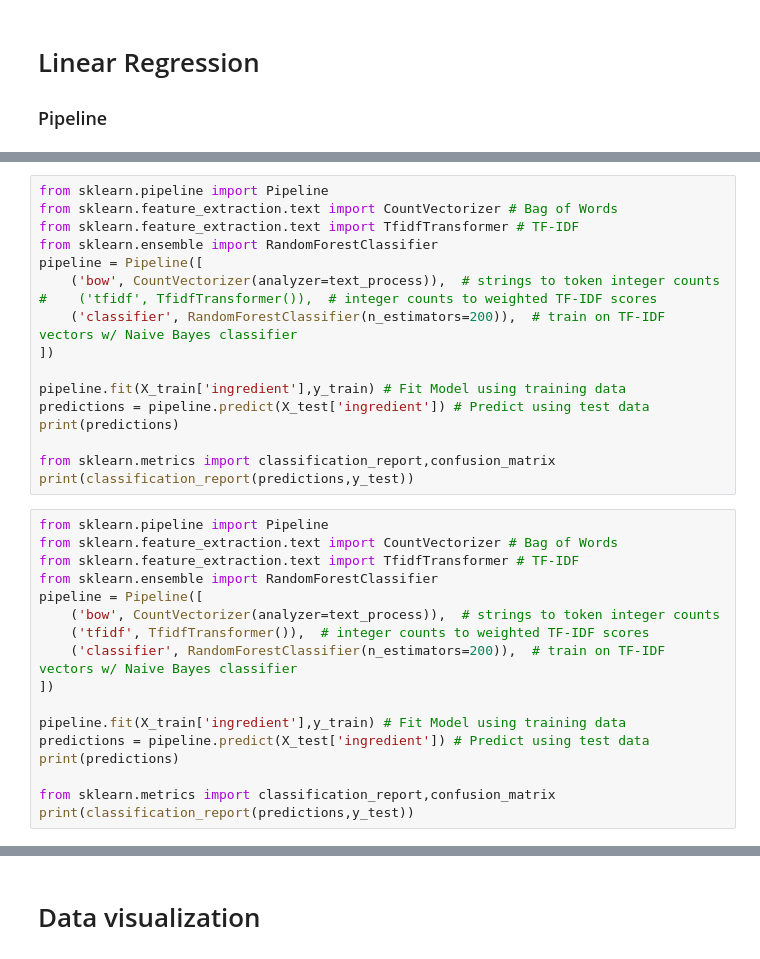
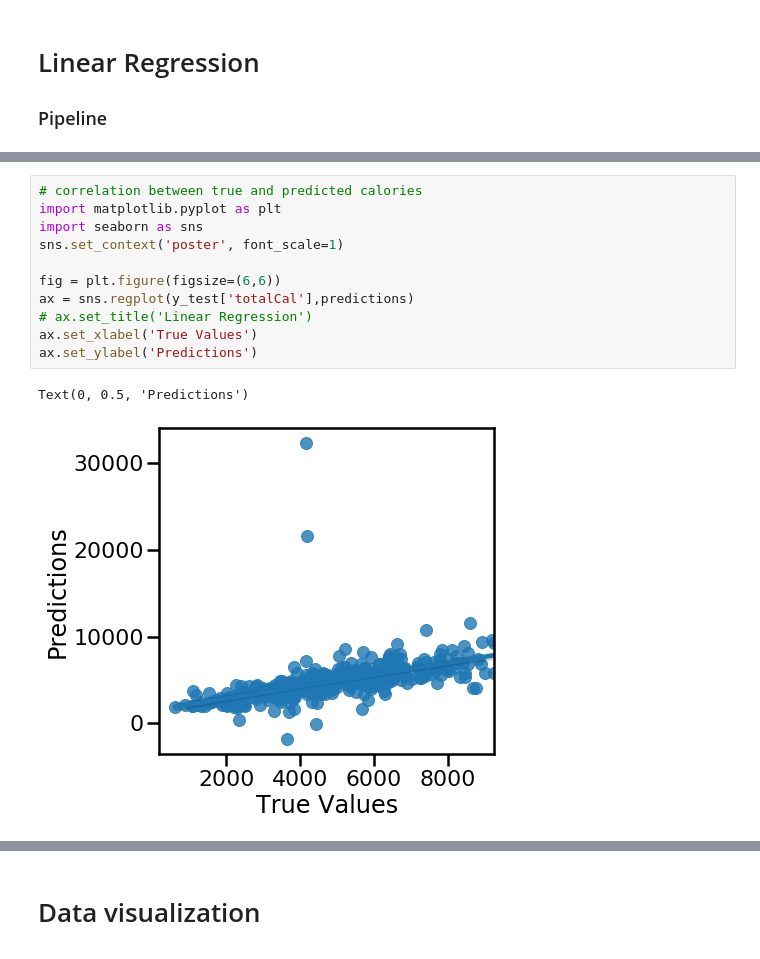
Before and after one commit to jinny-sun/cookie-cutter, a Jupyter notebook: CookieCutter.ipynb, the cells around one changed output, grey strips where cells are left out. Drawn from its saved outputs; the diff is of its cells as text.

Commit message:
Update model

```diff
--- a/CookieCutter.ipynb
+++ b/CookieCutter.ipynb
@@ -896,34 +562,0 @@ print(classification_report(predictions,y_test))
-# %%
-from sklearn.pipeline import Pipeline
-from sklearn.feature_extraction.text import CountVectorizer # Bag of Words
-from sklearn.feature_extraction.text import TfidfTransformer # TF-IDF
-from sklearn.ensemble import RandomForestClassifier
-pipeline = Pipeline([
-    ('bow', CountVectorizer(analyzer=text_process)),  # strings to token integer counts
-#    ('tfidf', TfidfTransformer()),  # integer counts to weighted TF-IDF scores
-    ('classifier', RandomForestClassifier(n_estimators=200)),  # train on TF-IDF vectors w/ Naive Bayes classifier
-])
-
-pipeline.fit(X_train['ingredient'],y_train) # Fit Model using training data
-predictions = pipeline.predict(X_test['ingredient']) # Predict using test data
-print(predictions)
-
-from sklearn.metrics import classification_report,confusion_matrix
-print(classification_report(predictions,y_test))
-# %%
-from sklearn.pipeline import Pipeline
-from sklearn.feature_extraction.text import CountVectorizer # Bag of Words
-from sklearn.feature_extraction.text import TfidfTransformer # TF-IDF
-from sklearn.ensemble import RandomForestClassifier
-pipeline = Pipeline([
-    ('bow', CountVectorizer(analyzer=text_process)),  # strings to token integer counts
-    ('tfidf', TfidfTransformer()),  # integer counts to weighted TF-IDF scores
-    ('classifier', RandomForestClassifier(n_estimators=200)),  # train on TF-IDF vectors w/ Naive Bayes classifier
-])
-
-pipeline.fit(X_train['ingredient'],y_train) # Fit Model using training data
-predictions = pipeline.predict(X_test['ingredient']) # Predict using test data
-print(predictions)
-
-from sklearn.metrics import classification_report,confusion_matrix
-print(classification_report(predictions,y_test))
@@ -950,0 +574,14 @@ if ingredient[row]=nan, then ingredient[row]=unit[row], and unit[row]='unit'
+# %%
+# correlation between true and predicted calories
+import matplotlib.pyplot as plt
+import seaborn as sns
+sns.set_context('poster', font_scale=1)
+
+fig = plt.figure(figsize=(6,6))
+ax = sns.regplot(y_test['totalCal'],predictions)
+# ax.set_title('Linear Regression')
+ax.set_xlabel('True Values')
+ax.set_ylabel('Predictions')
+# %% [output]
+Text(0, 0.5, 'Predictions')
+[figure, added]
```
Also changed, not shown: parts of 120 cells of this notebook.
